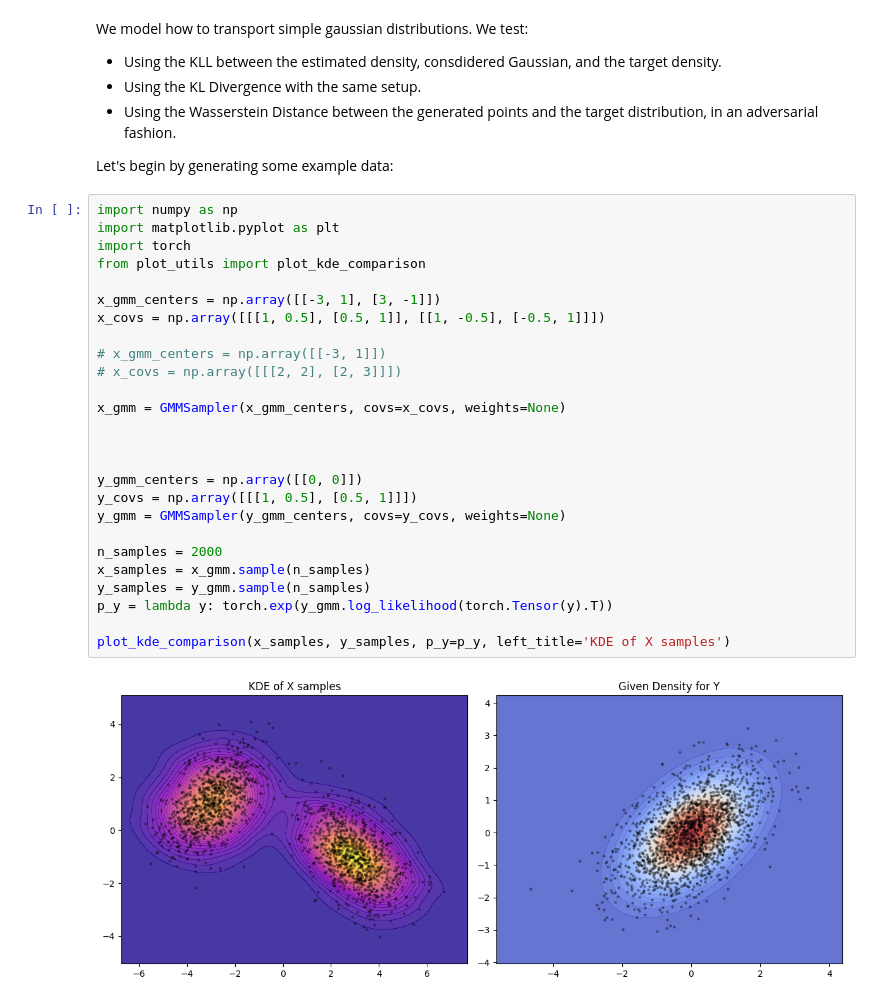
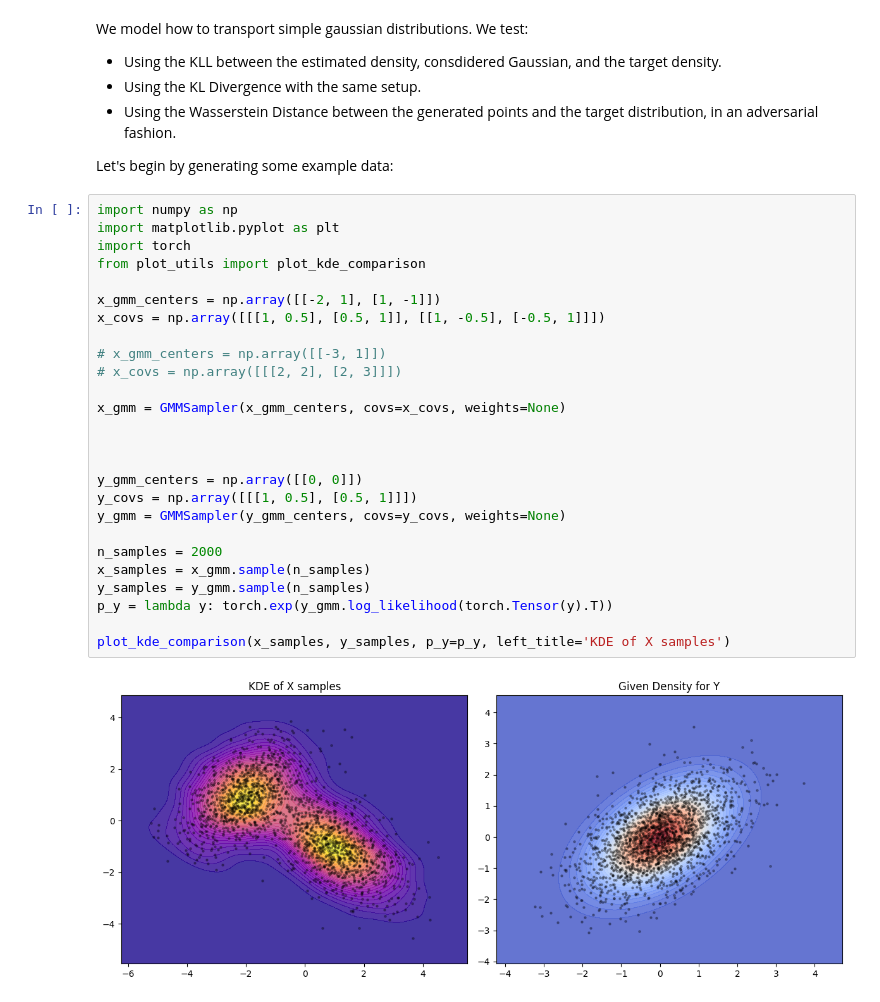
Before and after one commit to mathis-wauquiez/MonotoneGradientNetworks, a Jupyter notebook: code.ipynb, the cells around one changed output. Saved outputs shown, nothing was run; the diff lists cells and outputs as text.

```diff
--- a/code.ipynb
+++ b/code.ipynb
@@ -13,28 +13,28 @@ Let's begin by generating some example data:
 # %%
 import numpy as np
 import matplotlib.pyplot as plt
 import torch
 from plot_utils import plot_kde_comparison
 
-x_gmm_centers = np.array([[-3, 1], [3, -1]])
+x_gmm_centers = np.array([[-2, 1], [1, -1]])
 x_covs = np.array([[[1, 0.5], [0.5, 1]], [[1, -0.5], [-0.5, 1]]])
 
 # x_gmm_centers = np.array([[-3, 1]])
 # x_covs = np.array([[[2, 2], [2, 3]]])
 
 x_gmm = GMMSampler(x_gmm_centers, covs=x_covs, weights=None)
 
 
 
 y_gmm_centers = np.array([[0, 0]])
 y_covs = np.array([[[1, 0.5], [0.5, 1]]])
 y_gmm = GMMSampler(y_gmm_centers, covs=y_covs, weights=None)
 
 n_samples = 2000
 x_samples = x_gmm.sample(n_samples)
 y_samples = y_gmm.sample(n_samples)
 p_y = lambda y: torch.exp(y_gmm.log_likelihood(torch.Tensor(y).T))
 
 plot_kde_comparison(x_samples, y_samples, p_y=p_y, left_title='KDE of X samples')
 # %% [output]
-[figure, old version]
+[figure, new version]
```
Also changed, not shown: parts of 4 cells of this notebook, 2 other files.
